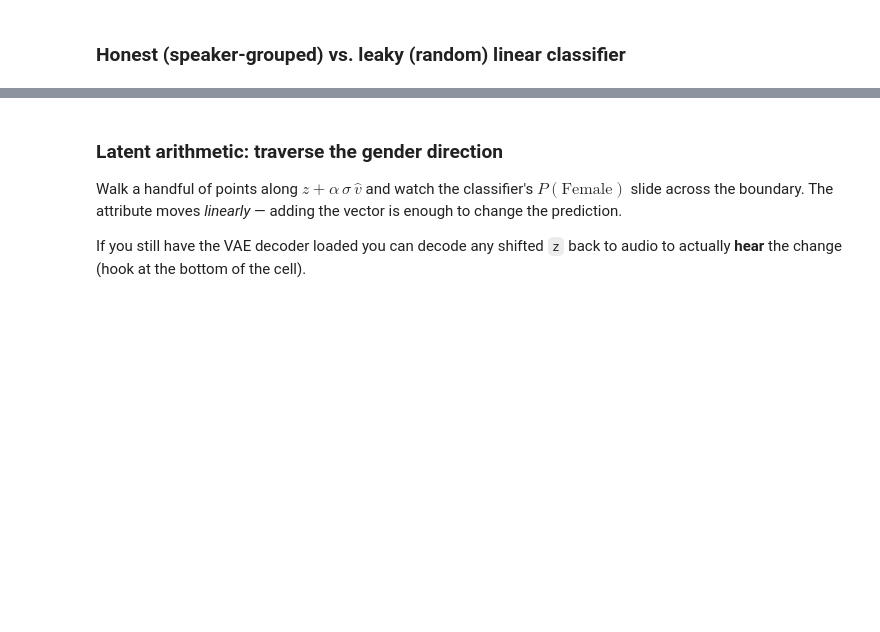
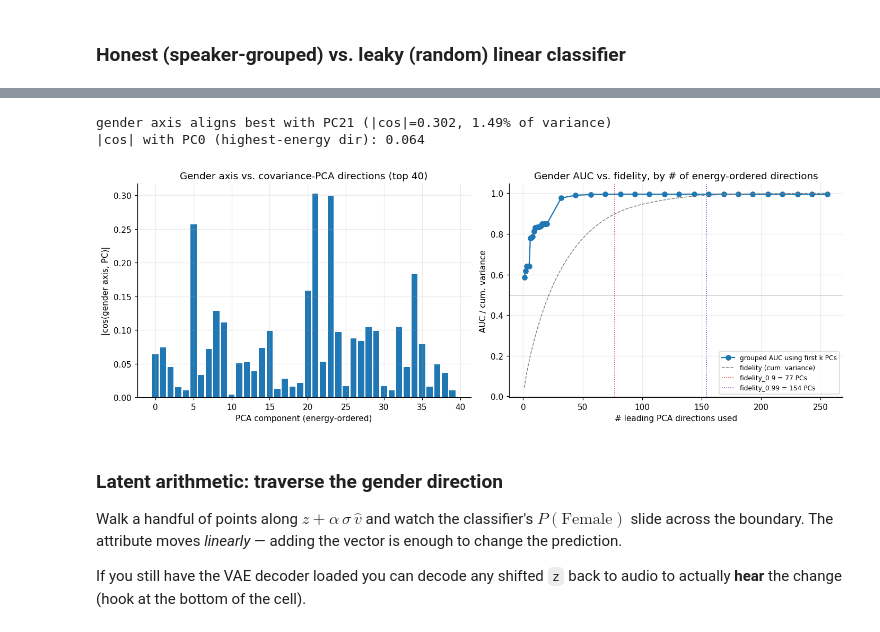
Before and after one commit to dzjkb/mgr2024, a Jupyter notebook: vae_latent_analysis.ipynb, the cells around one changed output, grey strips where cells are left out. Saved outputs shown, nothing was run; the diff lists cells and outputs as text; code cells hidden in the pictures; blank space fills up the shorter version.

```diff
--- a/vae_latent_analysis.ipynb
+++ b/vae_latent_analysis.ipynb
@@ -303,3 +310,55 @@ cosine(mean-diff axis, logistic axis) = +0.633
+# %%
+# covariance-PCA basis on full Z (same recipe as §3.5), reused below
+pca_full = PCA(Z.shape[1], random_state=RANDOM_STATE).fit(Z - Z.mean(0))
+comps_full   = pca_full.components_
+evr_cum_full = np.cumsum(pca_full.explained_variance_ratio_)
+Zp_full      = (Z - Z.mean(0)) @ comps_full.T          # latents in energy-ordered PCA coords
+
+def cumulative_score(Zp, y, groups, score_fn, n_splits=5, proba=False, ks=None):
+    """Grouped-CV score using only the first k PCA directions, for a grid of k."""
+    if ks is None:
+        D = Zp.shape[1]
+        ks = np.unique(np.clip(np.r_[np.arange(1, 21),
+                       np.linspace(20, D, 20).astype(int)], 1, D))
+    scores = []
+    for k in ks:
+        pred = np.zeros(len(y), dtype=float)
+        for tr, te in GroupKFold(n_splits).split(Zp[:, :k], y, groups):
+            clf = make_pipeline(StandardScaler(), LogisticRegression(max_iter=2000))
+            clf.fit(Zp[tr, :k], y[tr])
+            pred[te] = clf.predict_proba(Zp[te, :k])[:, 1] if proba else clf.predict(Zp[te, :k])
+        scores.append(score_fn(y, pred))
+    return ks, np.array(scores)
+
+# view 1: alignment of the gender axis with each PC
+cos_g = np.abs(comps_full @ w_unit)
+K = 40; bestg = int(np.argmax(cos_g))
+print(f"gender axis aligns best with PC{bestg} (|cos|={cos_g[bestg]:.3f}, "
+      f"{pca_full.explained_variance_ratio_[bestg]*100:.2f}% of variance)")
+print(f"|cos| with PC0 (highest-energy dir): {cos_g[0]:.3f}")
+
+# view 2: cumulative grouped AUC using first k PCs
+ksg, auc_k = cumulative_score(Zp_full, y_gender, groups, roc_auc_score, proba=True)
+
+fig, ax = plt.subplots(1, 2, figsize=(13, 4.6))
+ax[0].bar(range(K), cos_g[:K])
+ax[0].set_xlabel("PCA component (energy-ordered)"); ax[0].set_ylabel("|cos(gender axis, PC)|")
+ax[0].set_title(f"Gender axis vs. covariance-PCA directions (top {K})")
+ax[1].plot(ksg, auc_k, "o-", lw=1.5, label="grouped AUC using first k PCs")
+ax[1].plot(np.arange(1, len(evr_cum_full) + 1), evr_cum_full, color="gray", ls="--", lw=1,
+           label="fidelity (cum. variance)")
+for p, col in [(.9, "#d62728"), (.99, "#7f2fbf")]:
+    kf = int(np.argmax(evr_cum_full > p))
+    ax[1].axvline(kf, color=col, ls=":", lw=1, label=f"fidelity_{p} = {kf} PCs")
+ax[1].axhline(0.5, color="k", ls="-", lw=0.6, alpha=0.4)
+ax[1].set_xlabel("# leading PCA directions used"); ax[1].set_ylabel("AUC / cum. variance")
+ax[1].set_title("Gender AUC vs. fidelity, by # of energy-ordered directions")
+ax[1].legend(fontsize=8, loc="lower right")
+plt.tight_layout(); plt.show()
+# %% [output]
+gender axis aligns best with PC21 (|cos|=0.302, 1.49% of variance)
+|cos| with PC0 (highest-energy dir): 0.064
+[figure, added]
 # %% [markdown]
 ### Latent arithmetic: traverse the gender direction
 
```
Also changed, not shown: parts of 23 cells of this notebook, 10 other files.
